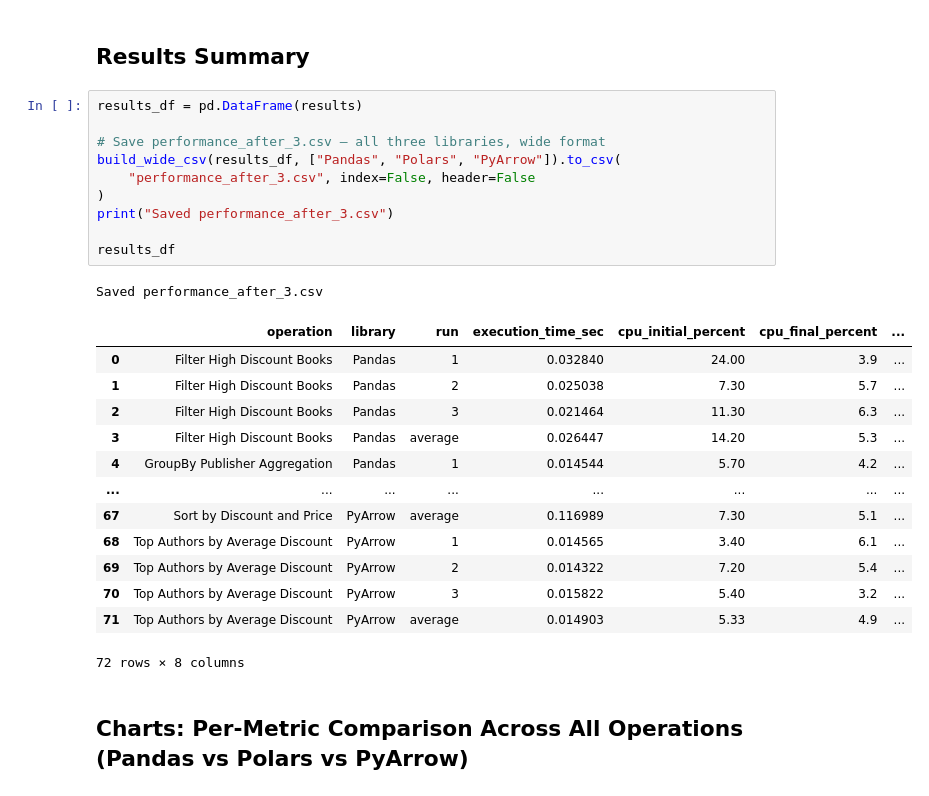
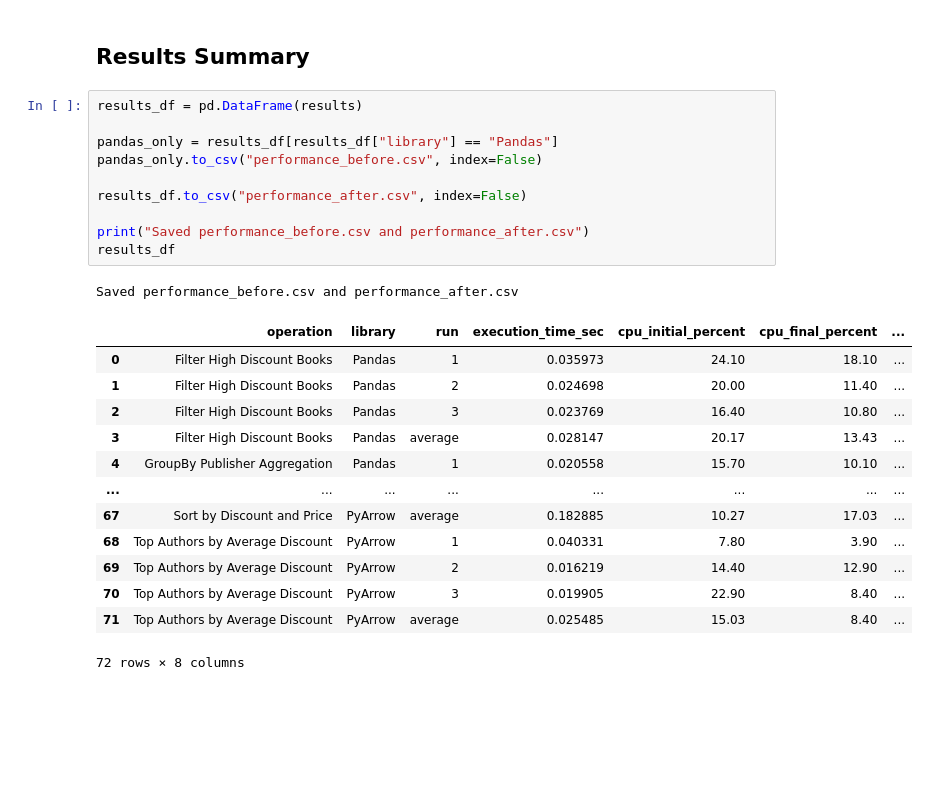
Before and after one commit to drshahizan/HPDP, a Jupyter notebook: 2526/project/p1/scubscub/p1/optimize_pipeline.ipynb, the cells around one changed output. Cells and saved outputs as stored; diff of their text form; blank space fills up the shorter version.

```diff
--- a/2526/project/p1/scubscub/p1/optimize_pipeline.ipynb
+++ b/2526/project/p1/scubscub/p1/optimize_pipeline.ipynb
@@ -421,27 +348,25 @@ PyArrow benchmarks complete.
 # %%
 results_df = pd.DataFrame(results)
 
-# Save performance_after_3.csv — all three libraries, wide format
-build_wide_csv(results_df, ["Pandas", "Polars", "PyArrow"]).to_csv(
-    "performance_after_3.csv", index=False, header=False
-)
-print("Saved performance_after_3.csv")
+pandas_only = results_df[results_df["library"] == "Pandas"]
+pandas_only.to_csv("performance_before.csv", index=False)
 
+results_df.to_csv("performance_after.csv", index=False)
+
+print("Saved performance_before.csv and performance_after.csv")
 results_df
 # %% [output]
-Saved performance_after_3.csv
+Saved performance_before.csv and performance_after.csv
 |  | operation | library | run | execution_time_sec | cpu_initial_percent | cpu_final_percent | ... |
-| 0 | Filter High Discount Books | Pandas | 1 | 0.032840 | 24.00 | 3.9 | ... |
-| 1 | Filter High Discount Books | Pandas | 2 | 0.025038 | 7.30 | 5.7 | ... |
-| 2 | Filter High Discount Books | Pandas | 3 | 0.021464 | 11.30 | 6.3 | ... |
-| 3 | Filter High Discount Books | Pandas | average | 0.026447 | 14.20 | 5.3 | ... |
-| 4 | GroupBy Publisher Aggregation | Pandas | 1 | 0.014544 | 5.70 | 4.2 | ... |
+| 0 | Filter High Discount Books | Pandas | 1 | 0.035973 | 24.10 | 18.10 | ... |
+| 1 | Filter High Discount Books | Pandas | 2 | 0.024698 | 20.00 | 11.40 | ... |
+| 2 | Filter High Discount Books | Pandas | 3 | 0.023769 | 16.40 | 10.80 | ... |
+| 3 | Filter High Discount Books | Pandas | average | 0.028147 | 20.17 | 13.43 | ... |
+| 4 | GroupBy Publisher Aggregation | Pandas | 1 | 0.020558 | 15.70 | 10.10 | ... |
 | ... | ... | ... | ... | ... | ... | ... | ... |
-| 67 | Sort by Discount and Price | PyArrow | average | 0.116989 | 7.30 | 5.1 | ... |
-| 68 | Top Authors by Average Discount | PyArrow | 1 | 0.014565 | 3.40 | 6.1 | ... |
-| 69 | Top Authors by Average Discount | PyArrow | 2 | 0.014322 | 7.20 | 5.4 | ... |
-| 70 | Top Authors by Average Discount | PyArrow | 3 | 0.015822 | 5.40 | 3.2 | ... |
-| 71 | Top Authors by Average Discount | PyArrow | average | 0.014903 | 5.33 | 4.9 | ... |
+| 67 | Sort by Discount and Price | PyArrow | average | 0.182885 | 10.27 | 17.03 | ... |
+| 68 | Top Authors by Average Discount | PyArrow | 1 | 0.040331 | 7.80 | 3.90 | ... |
+| 69 | Top Authors by Average Discount | PyArrow | 2 | 0.016219 | 14.40 | 12.90 | ... |
+| 70 | Top Authors by Average Discount | PyArrow | 3 | 0.019905 | 22.90 | 8.40 | ... |
+| 71 | Top Authors by Average Discount | PyArrow | average | 0.025485 | 15.03 | 8.40 | ... |
 72 rows × 8 columns
-# %% [markdown]
-## Charts: Per-Metric Comparison Across All Operations (Pandas vs Polars vs PyArrow)
```
Also changed, not shown: parts of 6 cells of this notebook, 3 other files.
